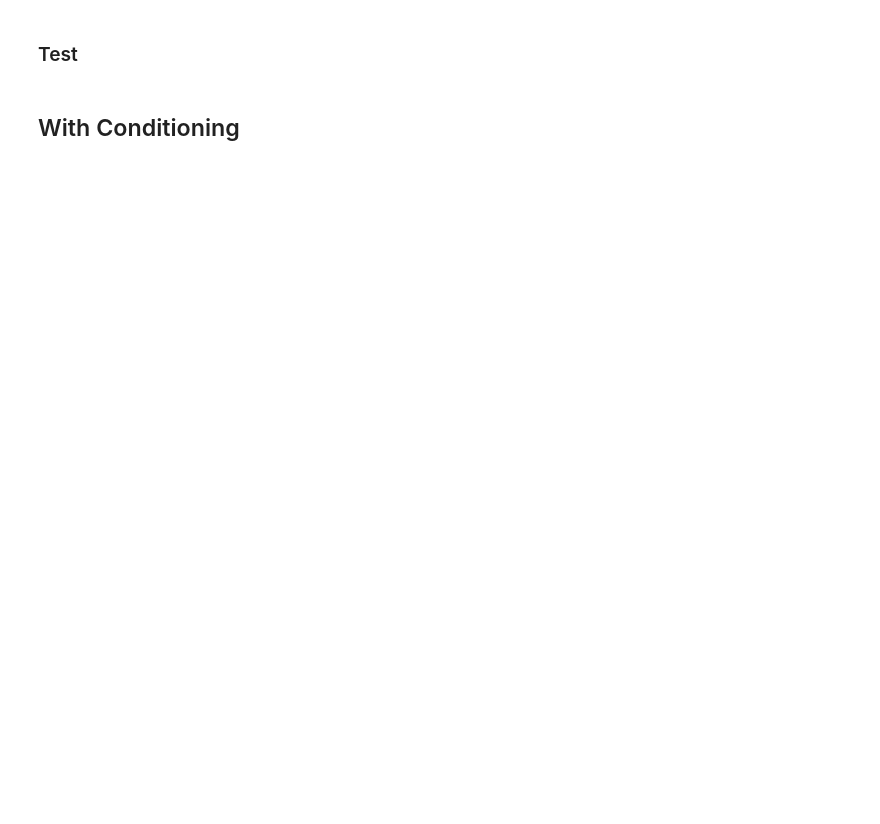
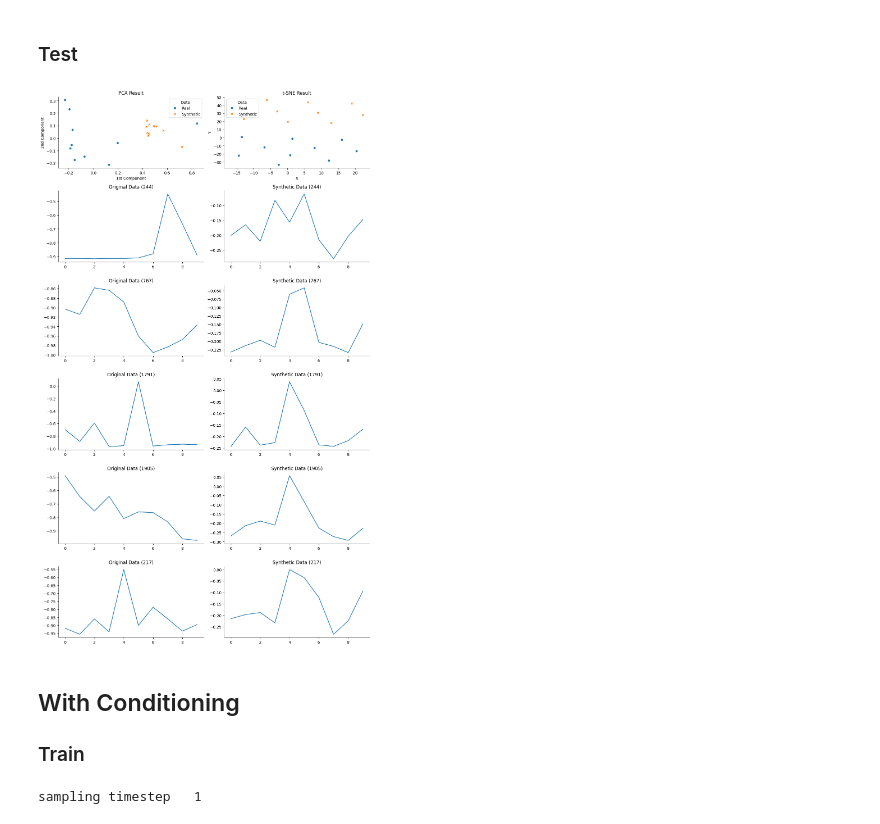
Before and after one commit to 4rn3/Thesis, a Jupyter notebook: src/main_C_Unet.ipynb, the cells around one changed output. Drawn from its saved outputs; the diff is of its cells as text; code cells hidden in the pictures; blank space fills up the shorter version.

```diff
--- a/src/main_C_Unet.ipynb
+++ b/src/main_C_Unet.ipynb
@@ -174,2 +247,6 @@ real_cond_data_train.shape, real_data_test.shape
 # %% [markdown]
 ### Test
+# %%
+visualize_pca_tsne_unet(real_data_test, sample, customer_ids, filename=log_file_name, train_test="Test")
+# %% [output]
+[figure, added]
@@ -176,2 +260,10 @@ real_cond_data_train.shape, real_data_test.shape
 # %% [markdown]
 ## With Conditioning
+### Train
+# %%
+sample, _ = ddpm.sample_ddpm_context(n_sample=10, context=real_cond_data_train.to(device), channels=channels, height=img_cols,
+                                      device=device, timesteps=timesteps, nn_model=model, beta1=betas[0], beta2=betas[1])
+sample = sample.cpu().numpy()
+sample = sample.squeeze()
+# %% [output]
+sampling timestep   1
```
Also changed, not shown: parts of 28 cells of this notebook, 5 other files.
